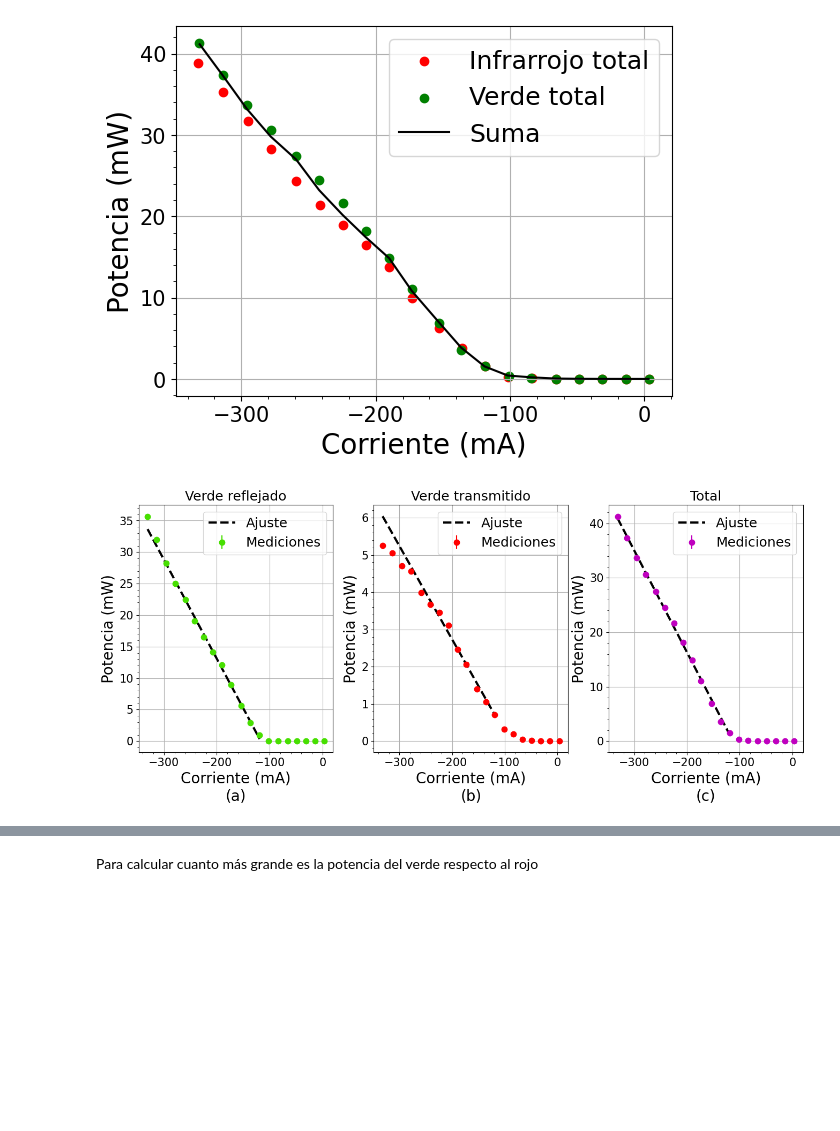
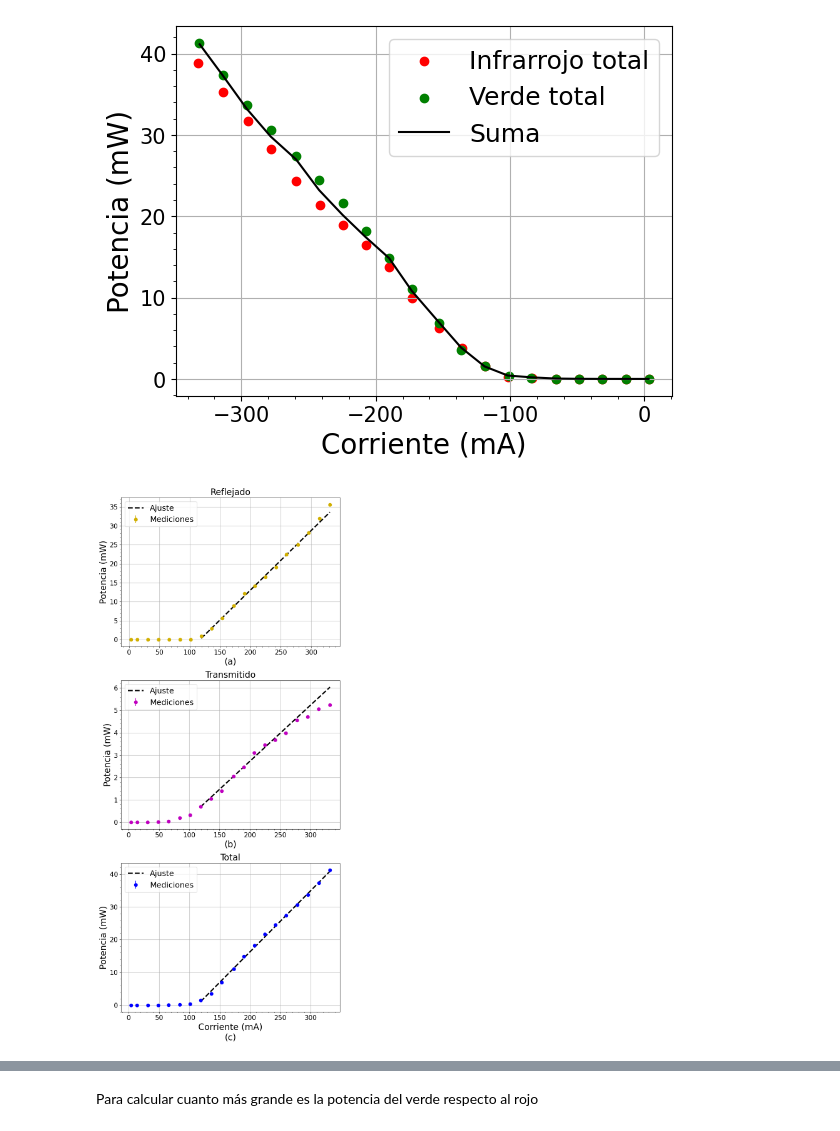
Before and after one commit to DelManuel/Magnetometro-optico, a Jupyter notebook: códigos/analisis_pow_laser.ipynb, the cells around one changed output, grey strips where cells are left out. Drawn from its saved outputs; the diff is of its cells as text; code cells hidden in the pictures; blank space fills up the shorter version.

```diff
--- a/códigos/analisis_pow_laser.ipynb
+++ b/códigos/analisis_pow_laser.ipynb
@@ -152,52 +152,59 @@ def ajuste_lineal(x: np.ndarray, y: np.array, y_err: np.ndarray) -> List[float]:
     return a, b, pcov
 # %%
 files = ["Verde reflejado", "Verde transmitido", "Verde total"] # Cambié por verde transmitido
-labels = ["Verde reflejado", "Verde transmitido", "Total"]
-marker_color = ["#47DF01","#ff0000", "m"] # "#7CE577"
+# labels = ["Verde reflejado", "Verde transmitido", "Total"]
+labels = ["Reflejado", "Transmitido", "Total"]
+# marker_color = ["#47DF01","#ff0000", "m"] # "#7CE577" # Colores verde y rojo
+marker_color = ["#D1AF00","m", "b"]
 letras = ["(a)", "(b)", "(c)"]
 lista_POW_ajuste = []
 
-fig, axs = plt.subplots(nrows = 1, ncols = len(files), figsize=(16,6))
-# fig, axs = plt.subplots(nrows = 3, ncols = 1, figsize=(8,18))
+# fig, axs = plt.subplots(nrows = 1, ncols = len(files), figsize=(16,6))
+fig, axs = plt.subplots(nrows = 3, ncols = 1, figsize=(8,18))
 for i, ax in enumerate(fig.axes):
 
     color = files[i]
 
-    corr_values = dic_pow[f"corr:{color}"]#[:13]
+    corr_values = np.abs(dic_pow[f"corr:{color}"])#[:13]
     POW_values = dic_pow[f"pow:{color}"]#[:13]
     POW_var_values = dic_pow[f"sigma:{color}"]#[:13]
 
     a, b, cov_matrix = ajuste_lineal(corr_values[:13],POW_values[:13], POW_var_values[:13])# Ajustamos el rango en el que se prende el láser
 
     corr_ajuste = np.linspace(min(corr_values[:13]), max(corr_values[:13]), 1000)
     POW_ajuste = lineal(corr_ajuste,a,b)
     lista_POW_ajuste.append(POW_ajuste)
 
     # sigma = np.sqrt(cov_matrix[1,1]+(corr_ajuste**2)*cov_matrix[0,0]+2*corr_ajuste*cov_matrix[0,1])
     # y_1 = POW_ajuste+sigma
     # y_2 = POW_ajuste-sigma
 
     # ax.fill(
     #     np.append(corr_ajuste, corr_ajuste[::-1]),
     #     np.append(y_1, y_2[::-1]),
     #     color = marker_color[i],
     #     alpha = 0.5,
     #     label = "Bandas de error del ajuste"
     # )
 
+
+    # ax.set_yscale("log")
     ax.errorbar(corr_values, POW_values,yerr = POW_var_values,marker = ".", ms=15, ls = "", color = f"{marker_color[i]}", label = "Mediciones")
     ax.plot(corr_ajuste, POW_ajuste,color = "k", ls = "--", lw=3, label = "Ajuste")
-    ax.set_xlabel(f"Corriente (mA)\n{letras[i]}")
+    ax.set_xlabel(letras[i])
+    # ax.set_xlabel(f"Corriente (mA)\n{letras[i]}")
     # if i == 0:
     ax.set_ylabel("Potencia (mW)")
-    ax.set_title(f"{labels[i]}", fontsize = 18)
-    ax.legend(loc = "upper right")
+    ax.set_title(f"{labels[i]}", fontsize = 20)
+    ax.legend(loc = "best")
 
+ax.set_xlabel(f"Corriente (mA)\n{letras[i]}")
 plt.subplots_adjust(wspace=0.21, hspace=0.5)
 # plt.savefig("../imagenes/Medidor de potencia/potencia + ajuste.svg")
+fig.tight_layout()
 plt.show()
 # %% [output]
-[figure, old version]
+[figure, new version]
 # %%
 pow_suma = lista_POW_ajuste[0]+lista_POW_ajuste[1]
 
```
Also changed, not shown: parts of 18 cells of this notebook, 14 other files.
